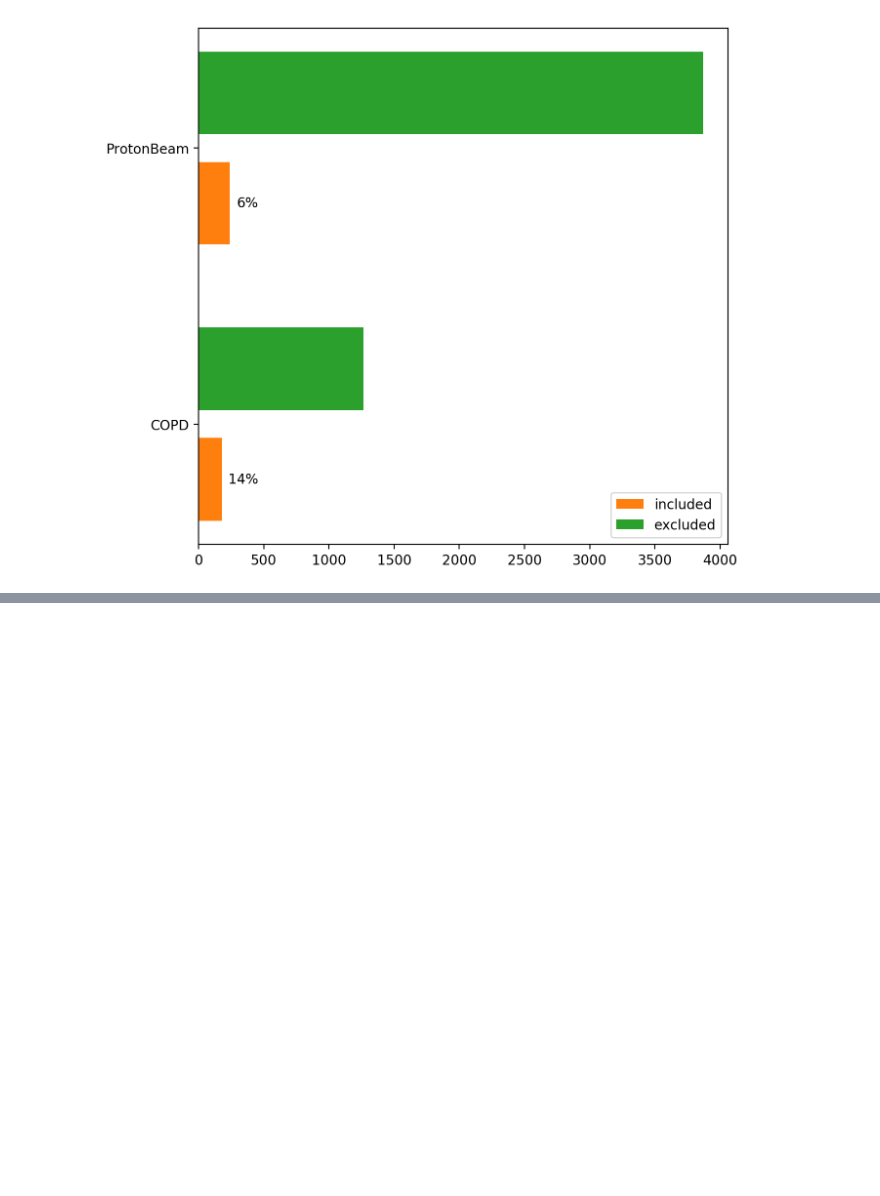
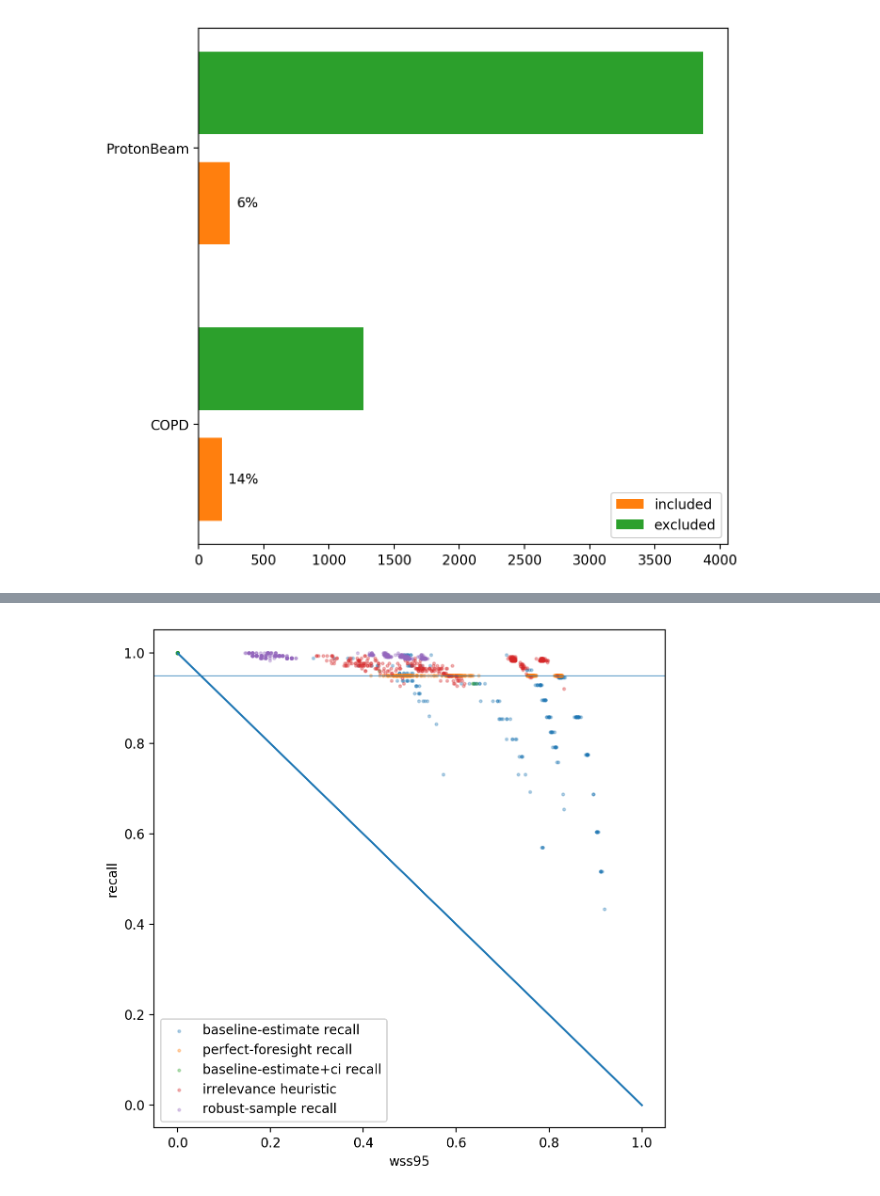
Before and after one commit to mcallaghan/rapid-screening, a Jupyter notebook: analysis/evaluate_pb.ipynb, the cells around one changed output, grey strips where cells are left out. Saved outputs shown, nothing was run; the diff lists cells and outputs as text; code cells hidden in the pictures; blank space fills up the shorter version.

```diff
--- a/analysis/evaluate_pb.ipynb
+++ b/analysis/evaluate_pb.ipynb
@@ -165,0 +240,51 @@ plt.show()
+# %%
+fig, ax = plt.subplots(figsize=(7,7),dpi=200)
+s = 4
+a = 0.3
+ax.scatter(
+    results_df['wss95_bir'], results_df['recall_bir'],
+    alpha=a,
+    label="baseline-estimate recall",
+    s=s
+)
+ax.scatter(
+    results_df['wss95_pf'],
+    [0.95 for x in results_df['recall_pf']],
+    alpha=a,
+    label="perfect-foresight recall",
+    s=s
+)
+
+ax.scatter(
+    results_df['wss95_bir_ci'],
+    results_df['recall_bir_ci'],
+    alpha=a,
+    label="baseline-estimate+ci recall",
+    s=s
+)
+
+ax.scatter(
+    results_df['wss95_ih_50'],
+    results_df['recall_ih_50'],
+    alpha=a,
+    label="irrelevance heuristic",
+    s=s
+)
+
+ax.scatter(
+    results_df['wss95_rs'], results_df['recall_rs'],
+    alpha=a,
+    label="robust-sample recall",
+    s=s
+)
+
+ax.legend()
+ax.set_ylabel('recall')
+ax.set_xlabel('wss95')
+
+ax.plot([1,0],)
+
+ax.axhline(0.95, lw=0.5)
+plt.show()
+# %% [output]
+[figure, added]
```
Also changed, not shown: parts of 7 cells of this notebook, 2 other files.
